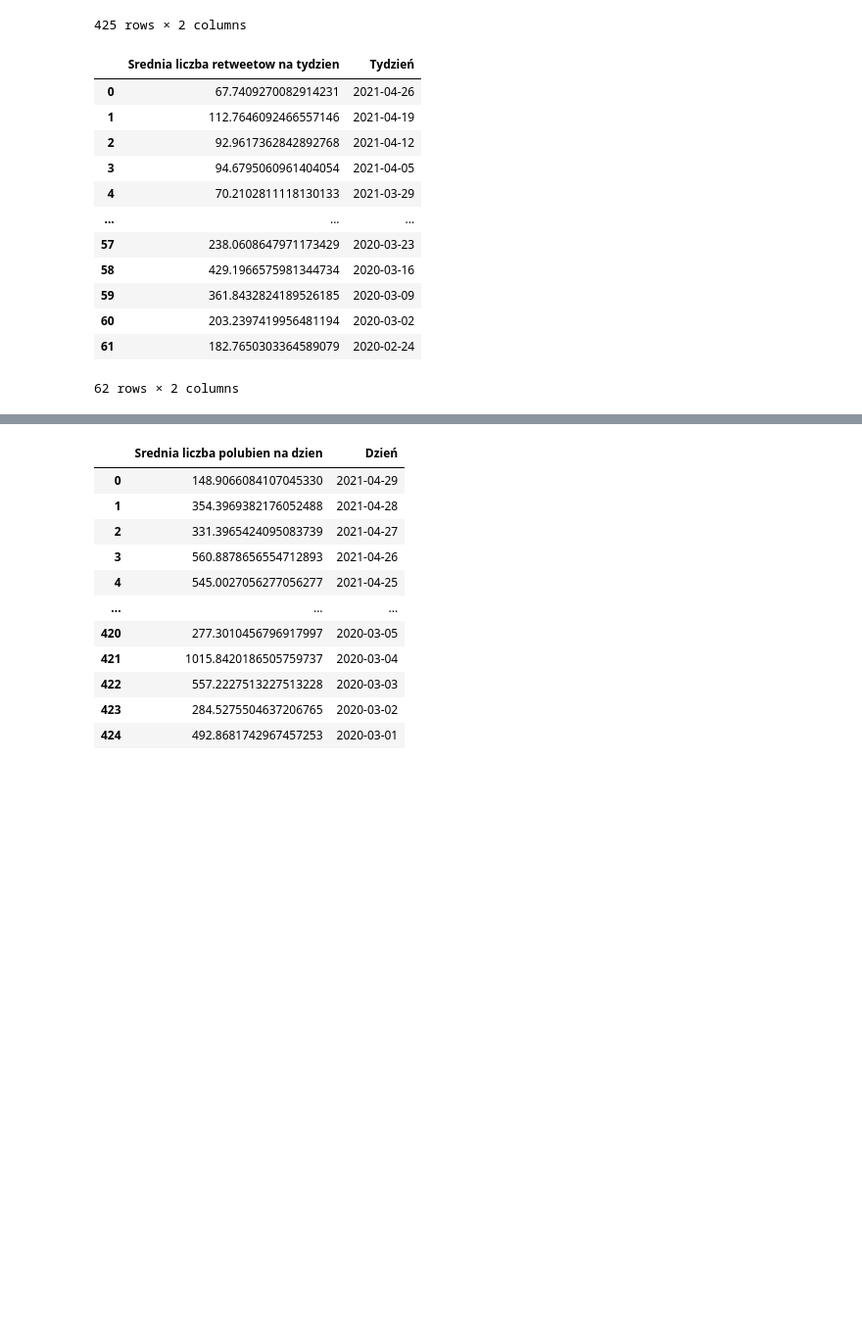
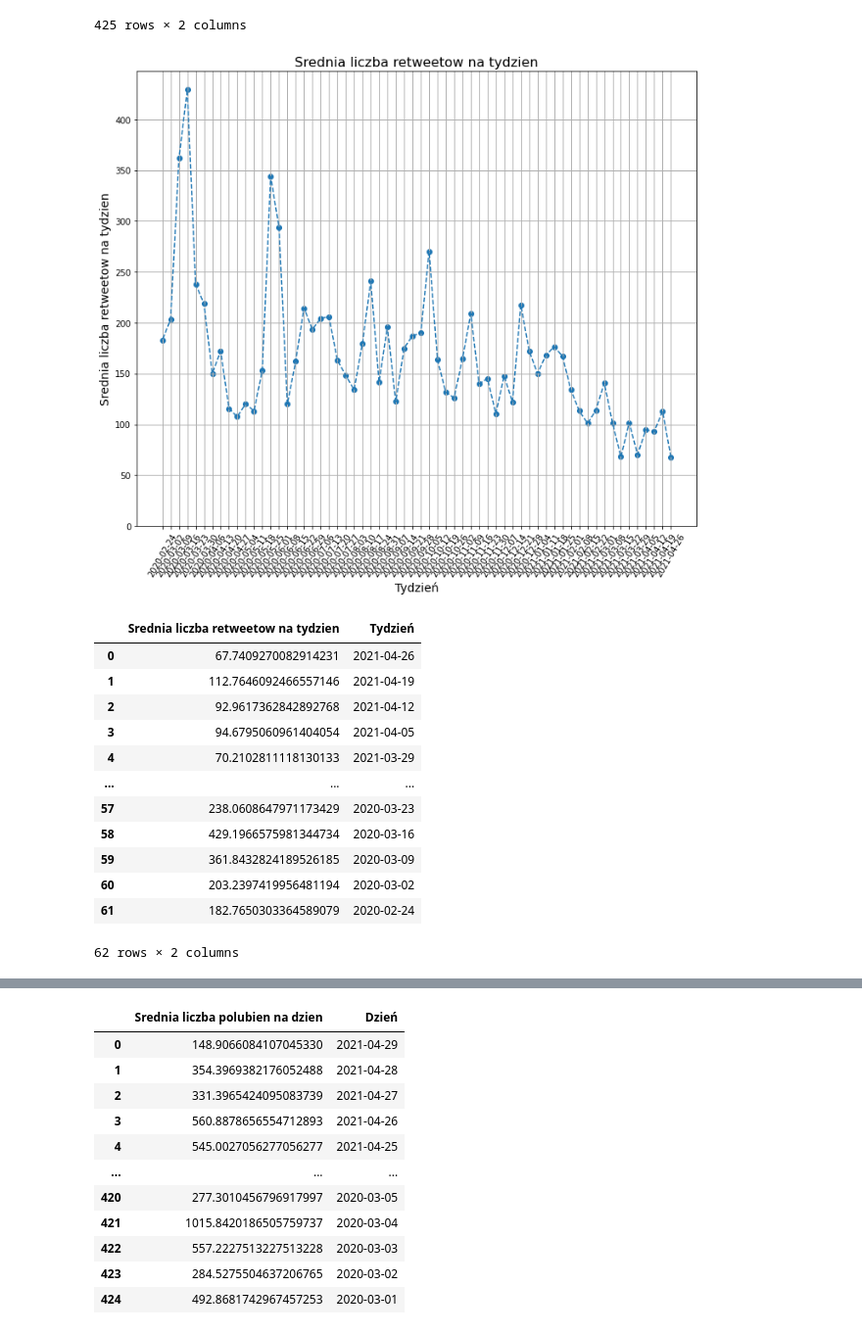
Before and after one commit to piaskowyk/twitter-posts-analysis, a Jupyter notebook: notebooks/statistics1.ipynb, the cells around one changed output, grey strips where cells are left out. Shown at 98% size. Cells and saved outputs as stored; diff of their text form; code cells hidden in the pictures; blank space fills up the shorter version.

```diff
--- a/notebooks/statistics1.ipynb
+++ b/notebooks/statistics1.ipynb
@@ -286,18 +303,19 @@ df1
 # %%
 # srednia ilosc retweetow per tweet na tydzien
 
 sql1 = """
 select avg(t.retweet_count) as "Srednia liczba retweetow na tydzien", date_trunc('week', t.created_at) as "Tydzień"
 from tweet t
 where t.type = 1
 group by "Tydzień"
 order by "Tydzień" desc;
 """
 
 df1 = getAll(sql1)
-dfi.export(df1,"images/srednia-ilosc-retweetow-per-tweet-na-tydzien.png", max_rows=-1)
+plot(df1['Tydzień'], df1['Srednia liczba retweetow na tydzien'], 'Tydzień', 'Srednia liczba retweetow na tydzien', 'Srednia liczba retweetow na tydzien', 'srednia-ilosc-retweetow-per-tweet-na-tydzien.png')
 df1
 # %% [output]
+[figure, added]
 |  | Srednia liczba retweetow na tydzien | Tydzień |
 | 0 | 67.7409270082914231 | 2021-04-26 |
 | 1 | 112.7646092466557146 | 2021-04-19 |
```
Also changed, not shown: parts of 12 cells of this notebook, 12 other files.
